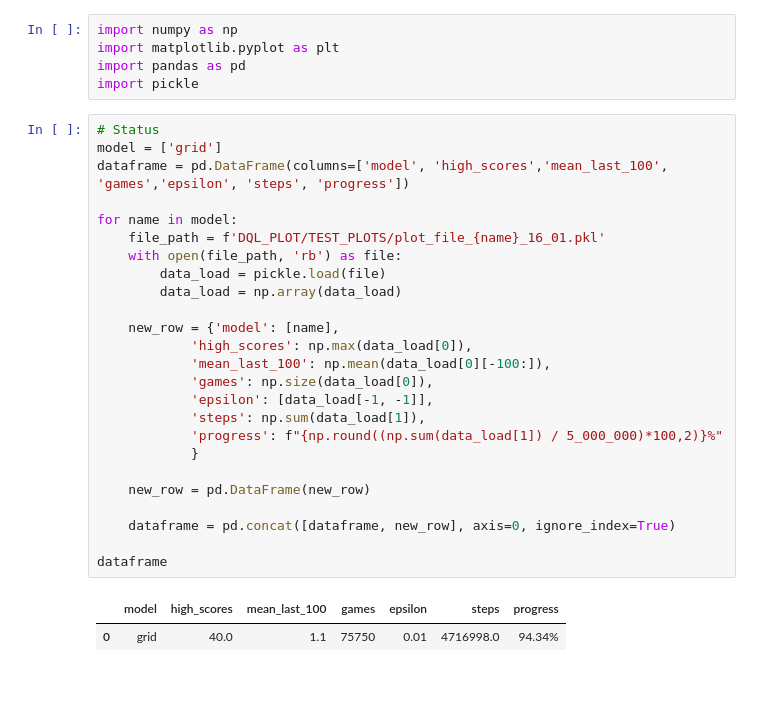
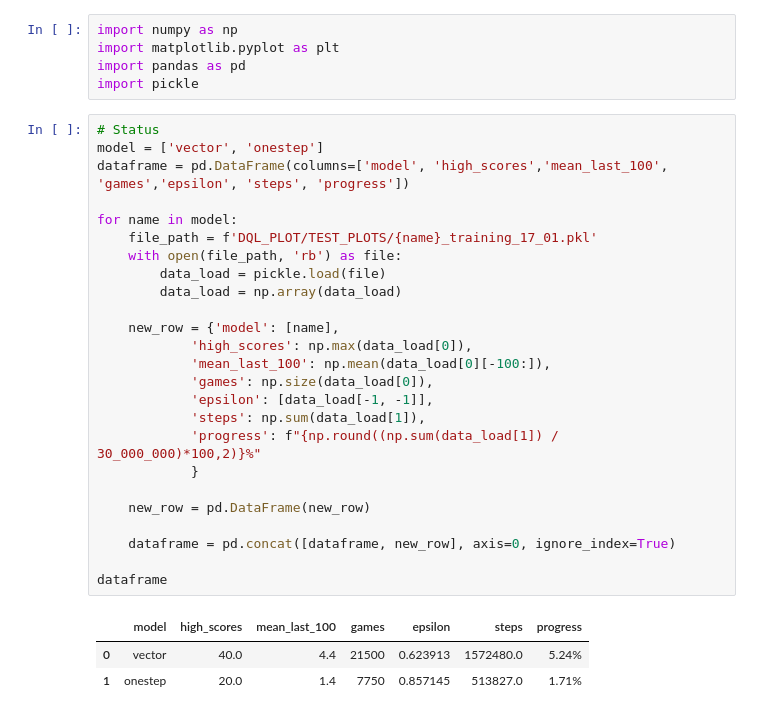
Before and after one commit to vietnhprivat/snake_ai, a Jupyter notebook: src/Classes/status.ipynb, the cells around one changed output. Saved outputs shown, nothing was run; the diff lists cells and outputs as text; blank space fills up the shorter version.

```diff
--- a/src/Classes/status.ipynb
+++ b/src/Classes/status.ipynb
@@ -5,29 +5,30 @@ import pandas as pd
 import pickle
 # %%
 # Status
-model = ['grid']
+model = ['vector', 'onestep']
 dataframe = pd.DataFrame(columns=['model', 'high_scores','mean_last_100', 'games','epsilon', 'steps', 'progress'])
 
 for name in model:
-    file_path = f'DQL_PLOT/TEST_PLOTS/plot_file_{name}_16_01.pkl'
+    file_path = f'DQL_PLOT/TEST_PLOTS/{name}_training_17_01.pkl'
     with open(file_path, 'rb') as file:
         data_load = pickle.load(file)
         data_load = np.array(data_load)
 
     new_row = {'model': [name],
             'high_scores': np.max(data_load[0]),
             'mean_last_100': np.mean(data_load[0][-100:]),
             'games': np.size(data_load[0]),
             'epsilon': [data_load[-1, -1]],
             'steps': np.sum(data_load[1]),
-            'progress': f"{np.round((np.sum(data_load[1]) / 5_000_000)*100,2)}%"
+            'progress': f"{np.round((np.sum(data_load[1]) / 30_000_000)*100,2)}%"
             }
 
     new_row = pd.DataFrame(new_row)
 
     dataframe = pd.concat([dataframe, new_row], axis=0, ignore_index=True)
 
 dataframe
 # %% [output]
 |  | model | high_scores | mean_last_100 | games | epsilon | steps | progress |
-| 0 | grid | 40.0 | 1.1 | 75750 | 0.01 | 4716998.0 | 94.34% |
+| 0 | vector | 40.0 | 4.4 | 21500 | 0.623913 | 1572480.0 | 5.24% |
+| 1 | onestep | 20.0 | 1.4 | 7750 | 0.857145 | 513827.0 | 1.71% |
```
Also changed, not shown: parts of 1 cell of this notebook, 5 other files.
